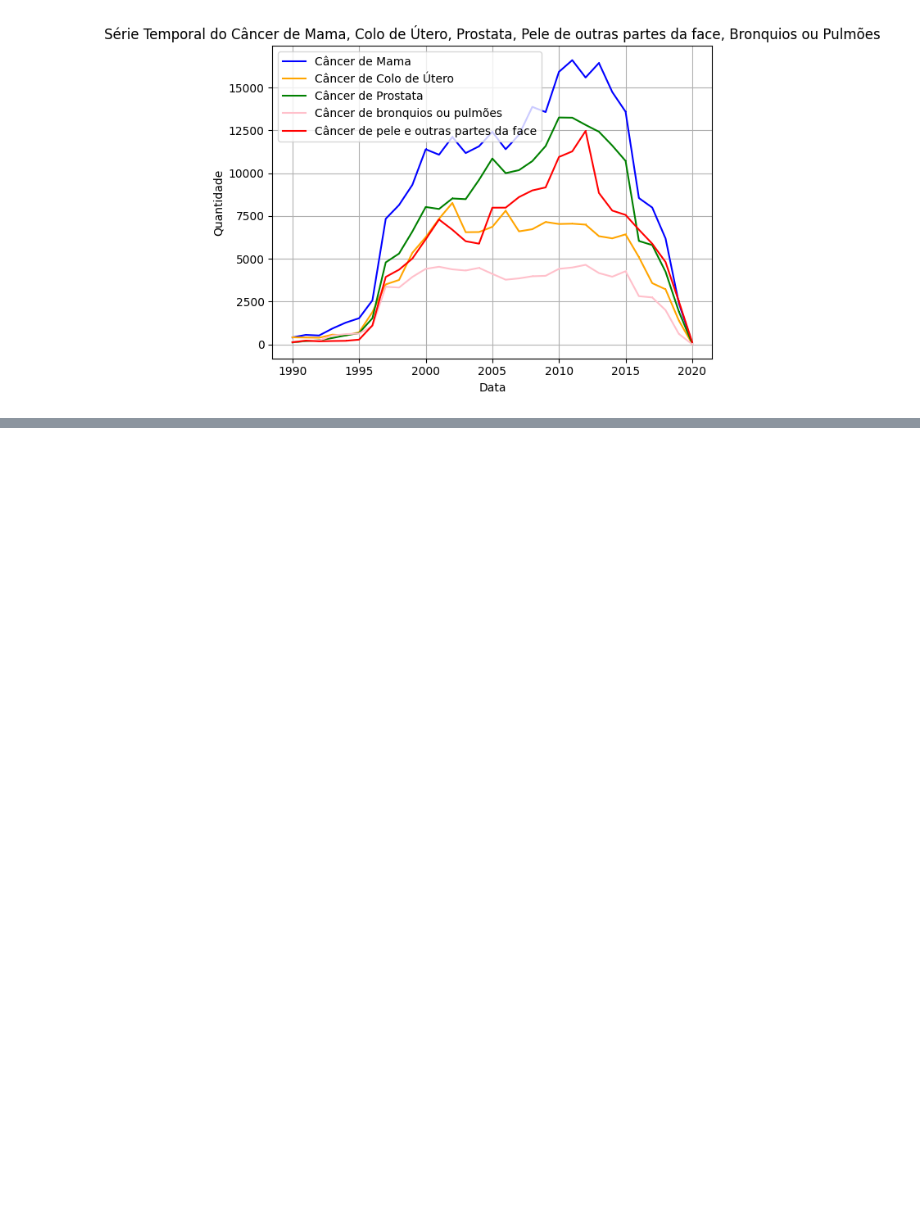
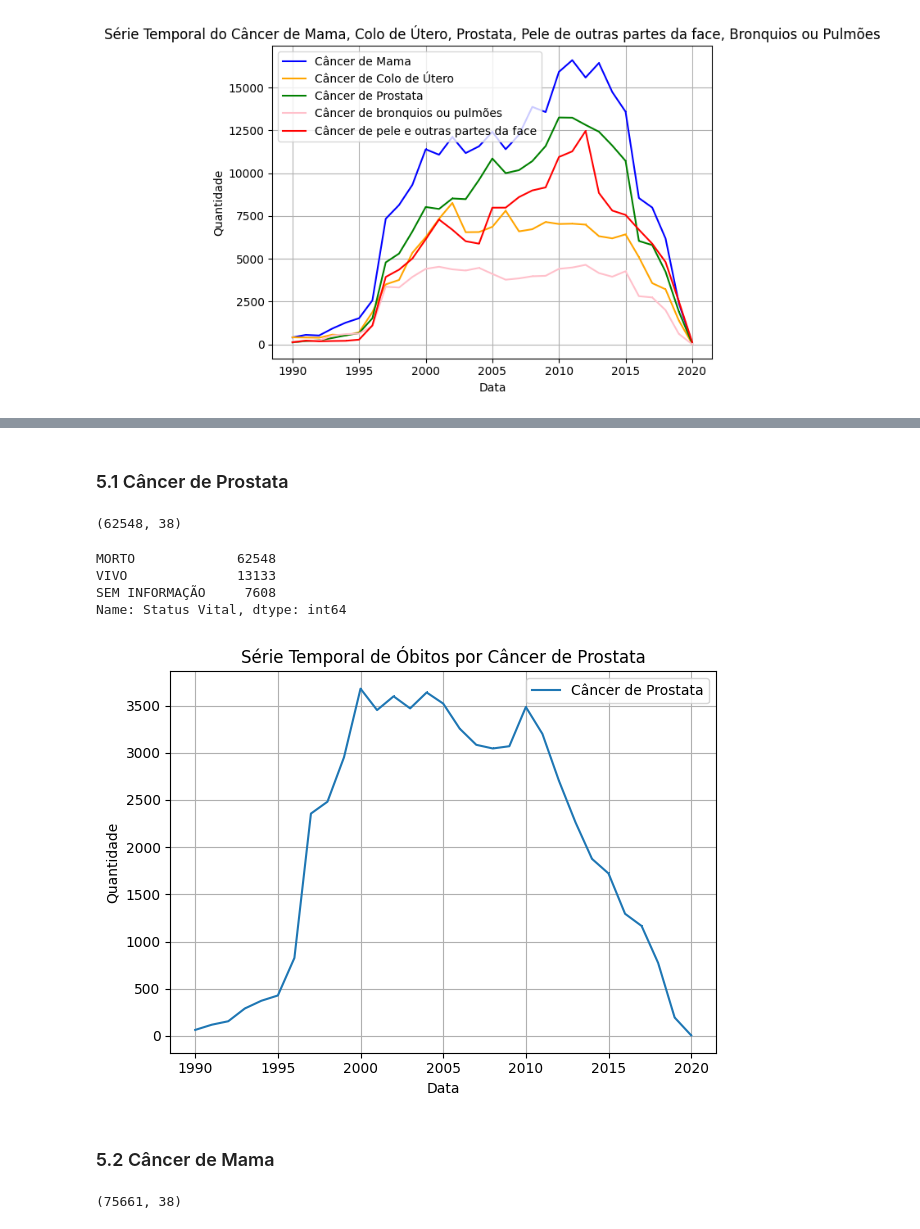
Before and after one commit to MateusVasc/IC-Cancer-Time-Series, a Jupyter notebook: presentation.ipynb, the cells around one changed output, grey strips where cells are left out. Drawn from its saved outputs; the diff is of its cells as text; code cells hidden in the pictures; blank space fills up the shorter version.

Commit message:
atualização série temporal

```diff
--- a/presentation.ipynb
+++ b/presentation.ipynb
@@ -902,0 +916,36 @@ plt.show()
+# %% [markdown]
+### 5.1 Câncer de Prostata
+# %%
+df_prostata_mortos = df_prostata[df_prostata['Status Vital'] == 'MORTO']
+# %%
+df_prostata_mortos = df_prostata_mortos.sort_values(by='Data de Diagnostico')
+# %%
+df_prostata_mortos.shape
+# %% [output]
+(62548, 38)
+# %%
+df_prostata['Status Vital'].value_counts()
+# %% [output]
+MORTO             62548
+VIVO              13133
+SEM INFORMAÇÃO     7608
+Name: Status Vital, dtype: int64
+# %%
+prostata_mortos_count = df_prostata_mortos['Data de Diagnostico'].dt.year.value_counts().sort_index()
+
+plt.plot(prostata_mortos_count.index, prostata_mortos_count.values, marker=',', label='Câncer de Prostata', linestyle='-')
+
+
+plt.title("Série Temporal de Óbitos por Câncer de Prostata")
+plt.ylabel("Quantidade")
+plt.xlabel("Data")
+
+plt.grid(True)
+plt.legend()
+plt.tight_layout()
+
+plt.show()
+# %% [output]
+[figure, added]
+# %% [markdown]
+### 5.2 Câncer de Mama
@@ -902,0 +956,4 @@ plt.show()
+# %%
+df_mama_mortos.shape
+# %% [output]
+(75661, 38)
```
Also changed, not shown: parts of 10 cells of this notebook.
